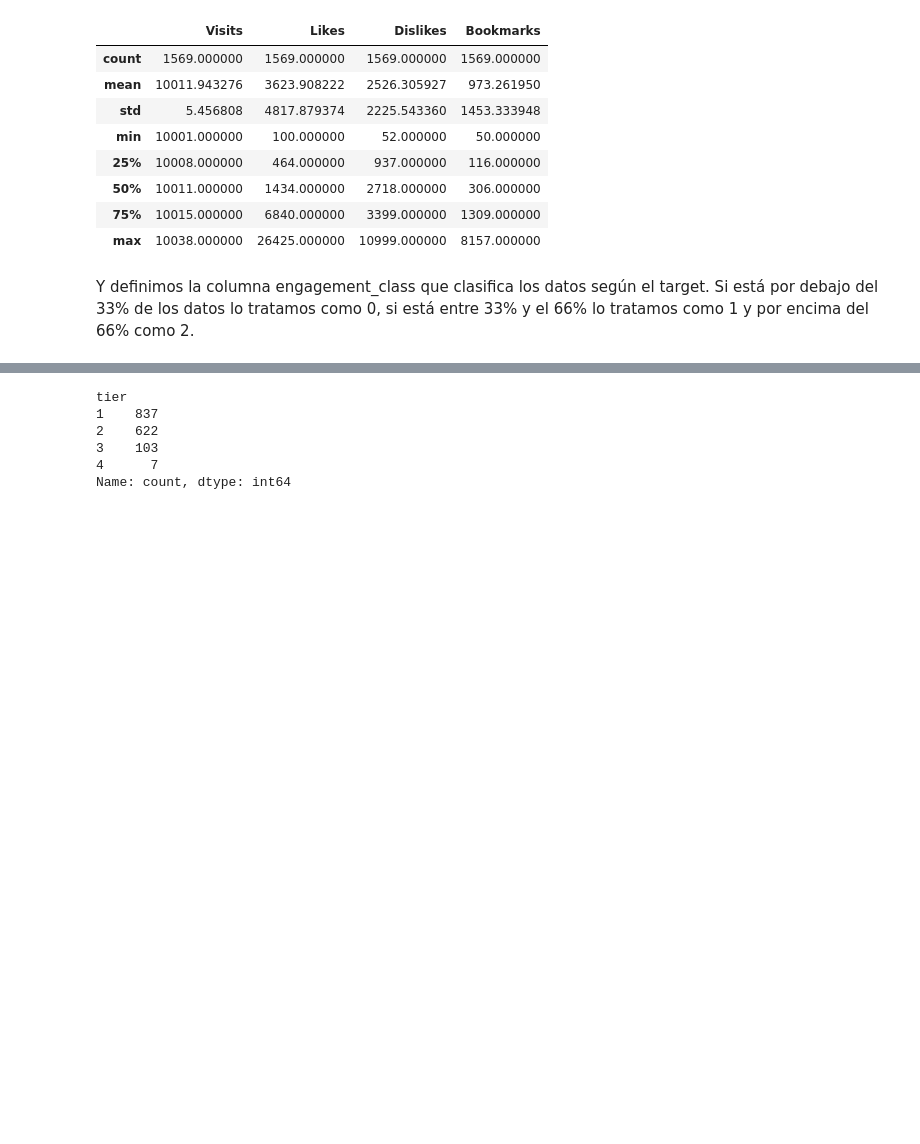
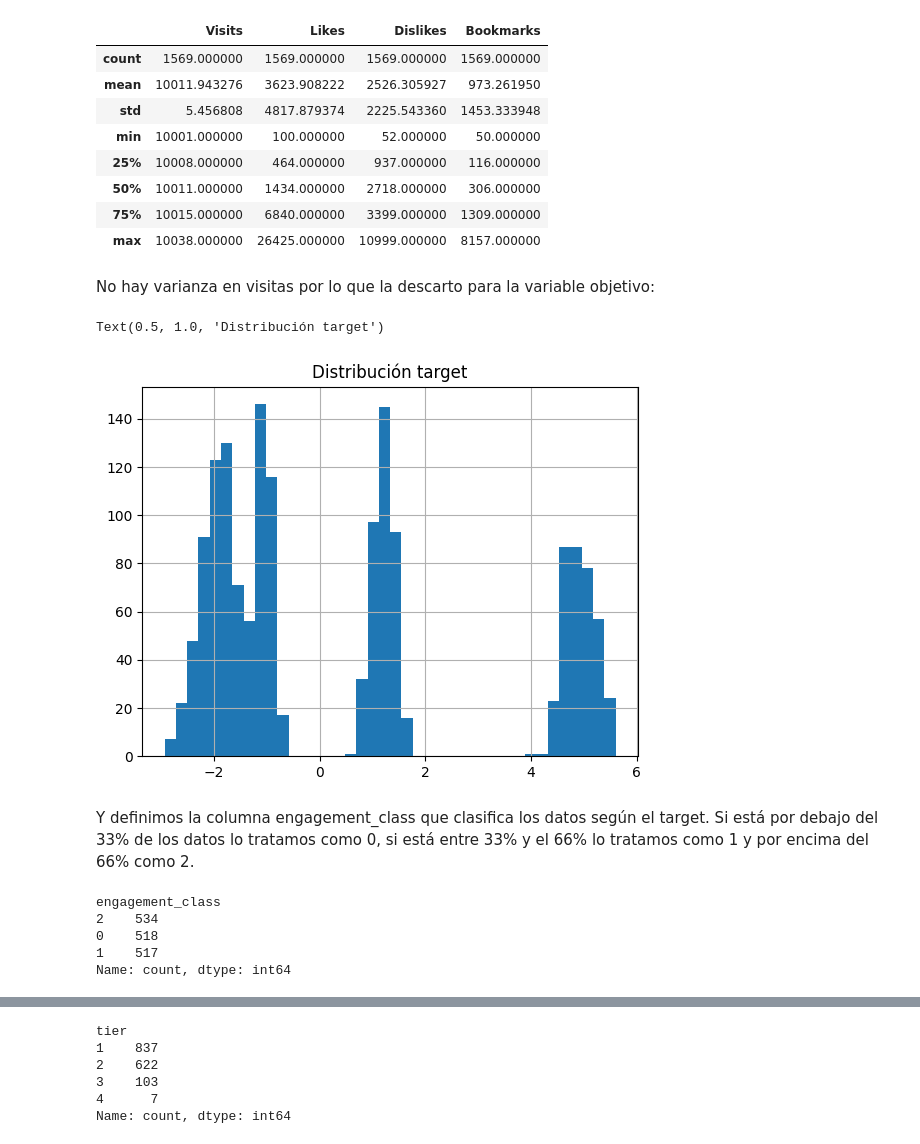
Before and after one commit to MiguelZazu/Practica_Deep_Learning, a Jupyter notebook: Proyecto/Practica.ipynb, the cells around one changed output, grey strips where cells are left out. Drawn from its saved outputs; the diff is of its cells as text; code cells hidden in the pictures; blank space fills up the shorter version.

```diff
--- a/Proyecto/Practica.ipynb
+++ b/Proyecto/Practica.ipynb
@@ -152,4 +152,6 @@ df[['Visits', 'Likes', 'Dislikes', 'Bookmarks']].describe()
 | 50% | 10011.000000 | 1434.000000 | 2718.000000 | 306.000000 |
 | 75% | 10015.000000 | 6840.000000 | 3399.000000 | 1309.000000 |
 | max | 10038.000000 | 26425.000000 | 10999.000000 | 8157.000000 |
+# %% [markdown]
+No hay varianza en visitas por lo que la descarto para la variable objetivo:
 # %%
@@ -160,3 +159,8 @@ high_threshold = df['target'].quantile(0.66)
+# %%
+df['target'].hist(bins=40); plt.title("Distribución target")
+# %% [output]
+Text(0.5, 1.0, 'Distribución target')
+[figure, added]
 # %% [markdown]
 Y definimos la columna engagement_class que clasifica los datos según el target. Si está por debajo del 33% de los datos lo tratamos como 0, si está entre 33% y el 66% lo tratamos como 1 y por encima del 66% como 2.
 # %%
@@ -169,6 +176,14 @@ def classify_engagement(score):
         return 2
 
 df['engagement_class'] = df['target'].apply(classify_engagement)
+# %%
+df['engagement_class'].value_counts()
+# %% [output]
+engagement_class
+2    534
+0    518
+1    517
+Name: count, dtype: int64
 # %%
 df.head().T
 # %% [output]
```
Also changed, not shown: parts of 10 cells of this notebook, 1 other file.
